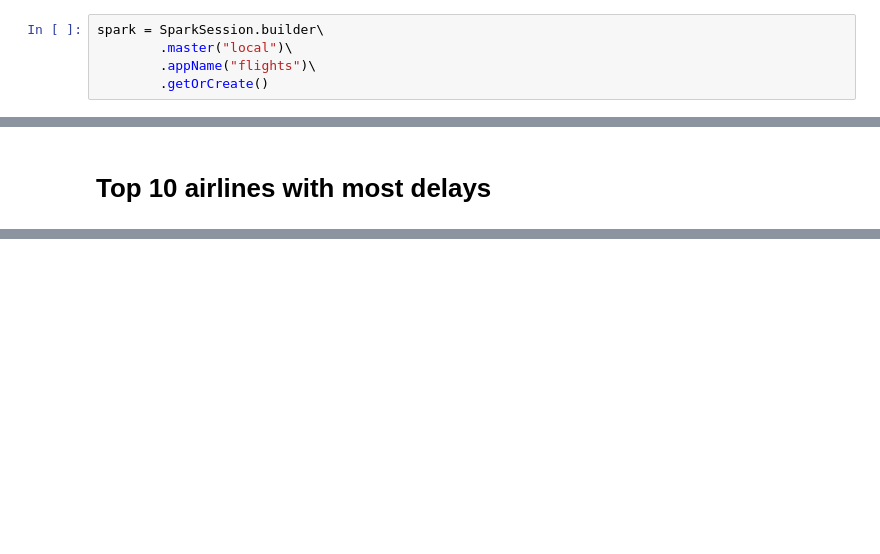
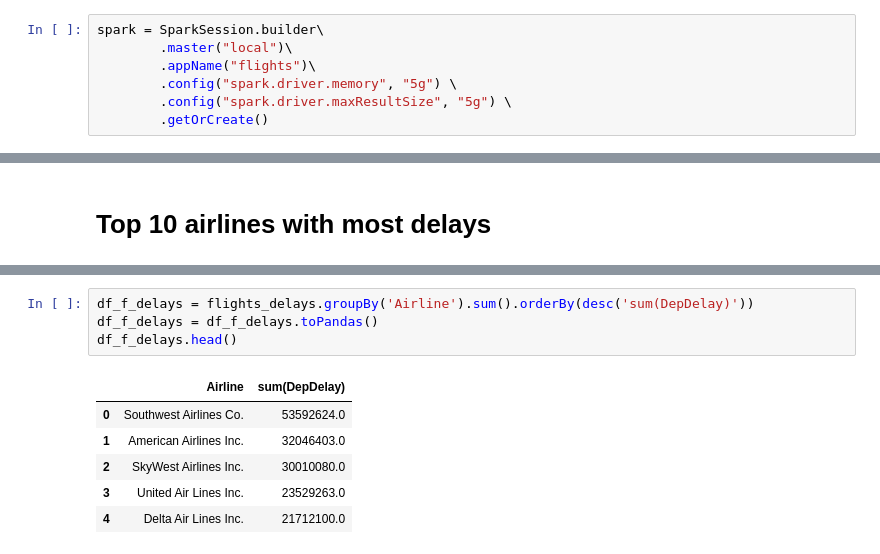
Before and after one commit to lui91/data-lakehouse, a Jupyter notebook: notebooks/pyspark_flight_analysis.ipynb, the cells around one changed output, grey strips where cells are left out. Saved outputs shown, nothing was run; the diff lists cells and outputs as text; blank space fills up the shorter version.

```diff
--- a/notebooks/pyspark_flight_analysis.ipynb
+++ b/notebooks/pyspark_flight_analysis.ipynb
@@ -33,5 +33,7 @@ from pyspark.sql import SparkSession
 spark = SparkSession.builder\
         .master("local")\
         .appName("flights")\
+        .config("spark.driver.memory", "5g") \
+        .config("spark.driver.maxResultSize", "5g") \
         .getOrCreate()
 # %% [output]
@@ -243,0 +263,11 @@ data.select('Airline', '')
+# %%
+df_f_delays = flights_delays.groupBy('Airline').sum().orderBy(desc('sum(DepDelay)'))
+df_f_delays = df_f_delays.toPandas()
+df_f_delays.head()
+# %% [output]
+|  | Airline | sum(DepDelay) |
+| 0 | Southwest Airlines Co. | 53592624.0 |
+| 1 | American Airlines Inc. | 32046403.0 |
+| 2 | SkyWest Airlines Inc. | 30010080.0 |
+| 3 | United Air Lines Inc. | 23529263.0 |
+| 4 | Delta Air Lines Inc. | 21712100.0 |
```
Also changed, not shown: parts of 36 cells of this notebook.
